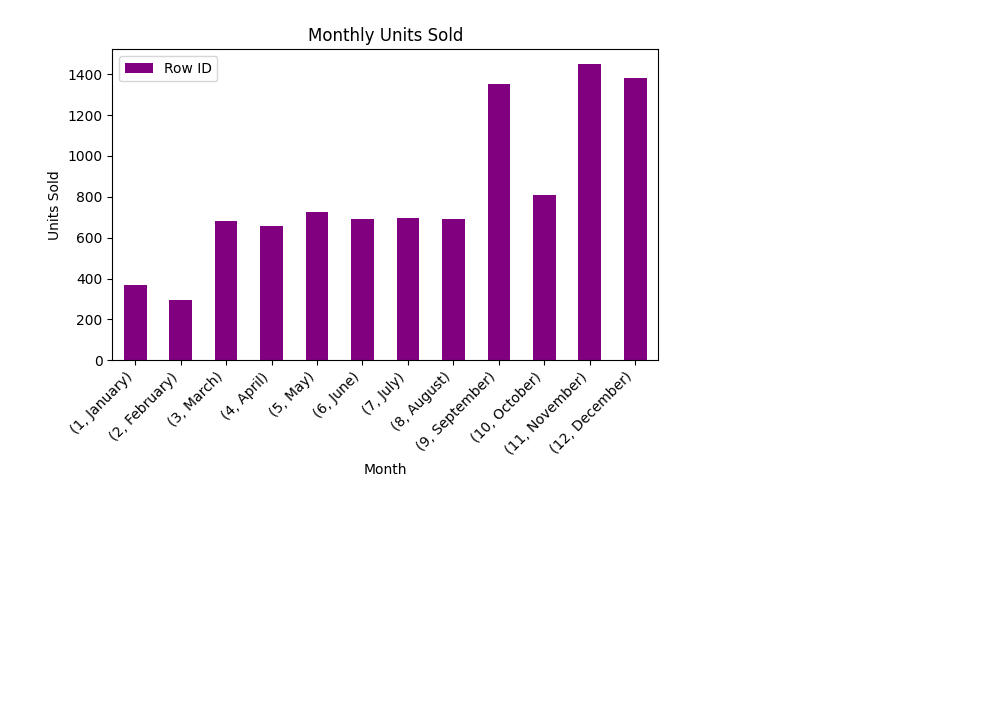
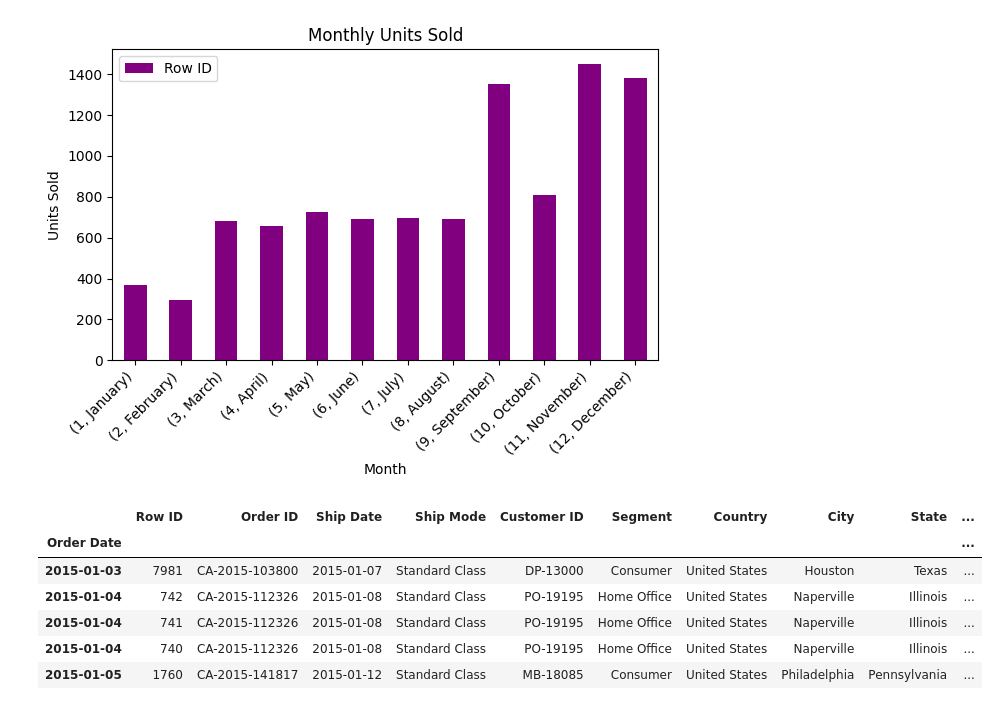
Before and after one commit to marium65/Elevvo-Tasks, a Jupyter notebook: Task_1.ipynb, the cells around one changed output. Saved outputs shown, nothing was run; the diff lists cells and outputs as text; code cells hidden in the pictures; blank space fills up the shorter version.

```diff
--- a/Task_1.ipynb
+++ b/Task_1.ipynb
@@ -167,3 +167,18 @@ plt.show()
 [figure]
 <Figure size 1200x600 with 0 Axes>
 [figure]
+# %%
+if 'Order Date' not in df.columns and 'Order Date' in df.index.names:
+    df = df.reset_index()
+
+df = df.set_index('Order Date')
+df = df.sort_index()
+display(df.head())
+# %% [output]
+|  | Row ID | Order ID | Ship Date | Ship Mode | Customer ID | Segment | Country | City | State | ... |
+| Order Date |  |  |  |  |  |  |  |  |  | ... |
+| 2015-01-03 | 7981 | CA-2015-103800 | 2015-01-07 | Standard Class | DP-13000 | Consumer | United States | Houston | Texas | ... |
+| 2015-01-04 | 742 | CA-2015-112326 | 2015-01-08 | Standard Class | PO-19195 | Home Office | United States | Naperville | Illinois | ... |
+| 2015-01-04 | 741 | CA-2015-112326 | 2015-01-08 | Standard Class | PO-19195 | Home Office | United States | Naperville | Illinois | ... |
+| 2015-01-04 | 740 | CA-2015-112326 | 2015-01-08 | Standard Class | PO-19195 | Home Office | United States | Naperville | Illinois | ... |
+| 2015-01-05 | 1760 | CA-2015-141817 | 2015-01-12 | Standard Class | MB-18085 | Consumer | United States | Philadelphia | Pennsylvania | ... |
```
Also changed, not shown: parts of 3 cells of this notebook.
